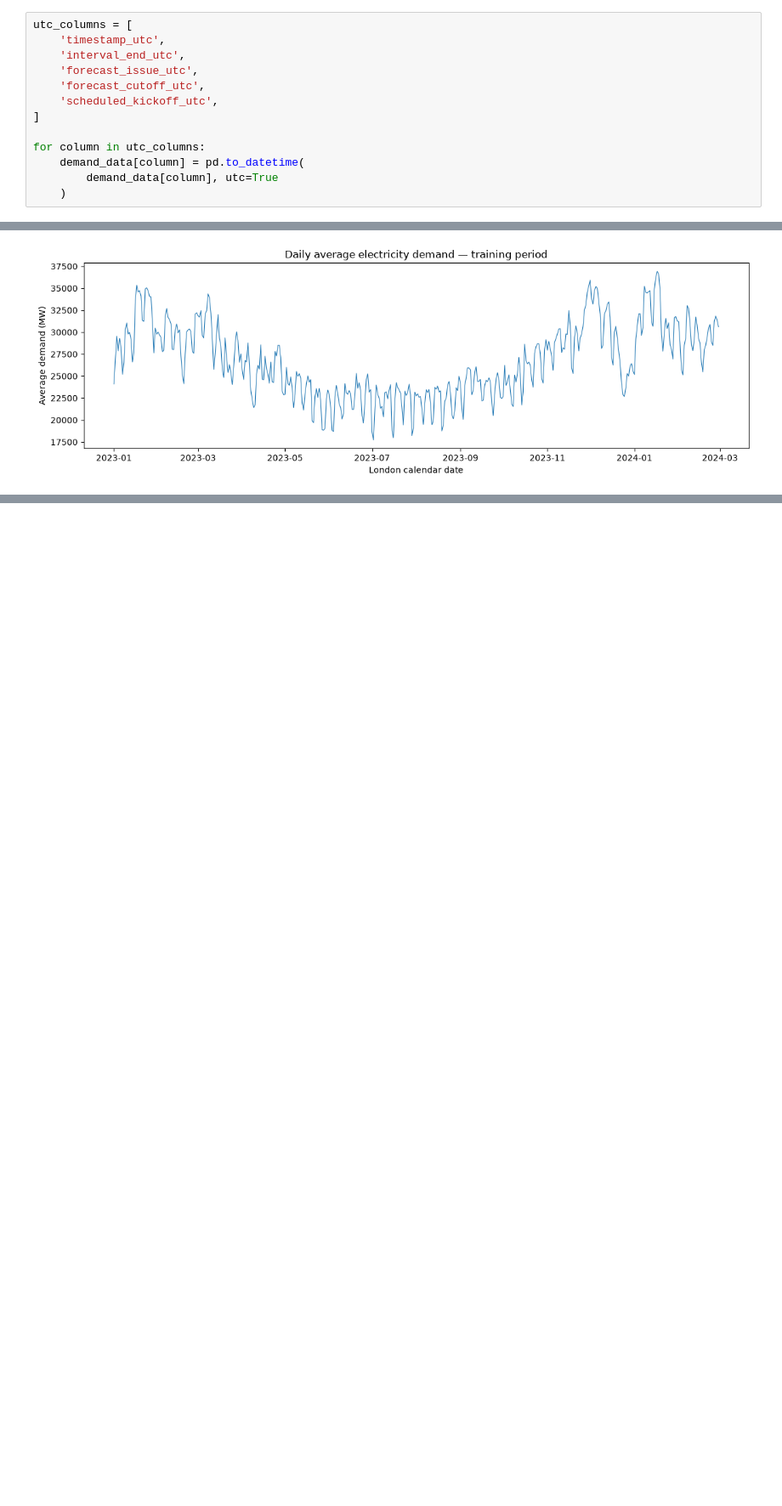
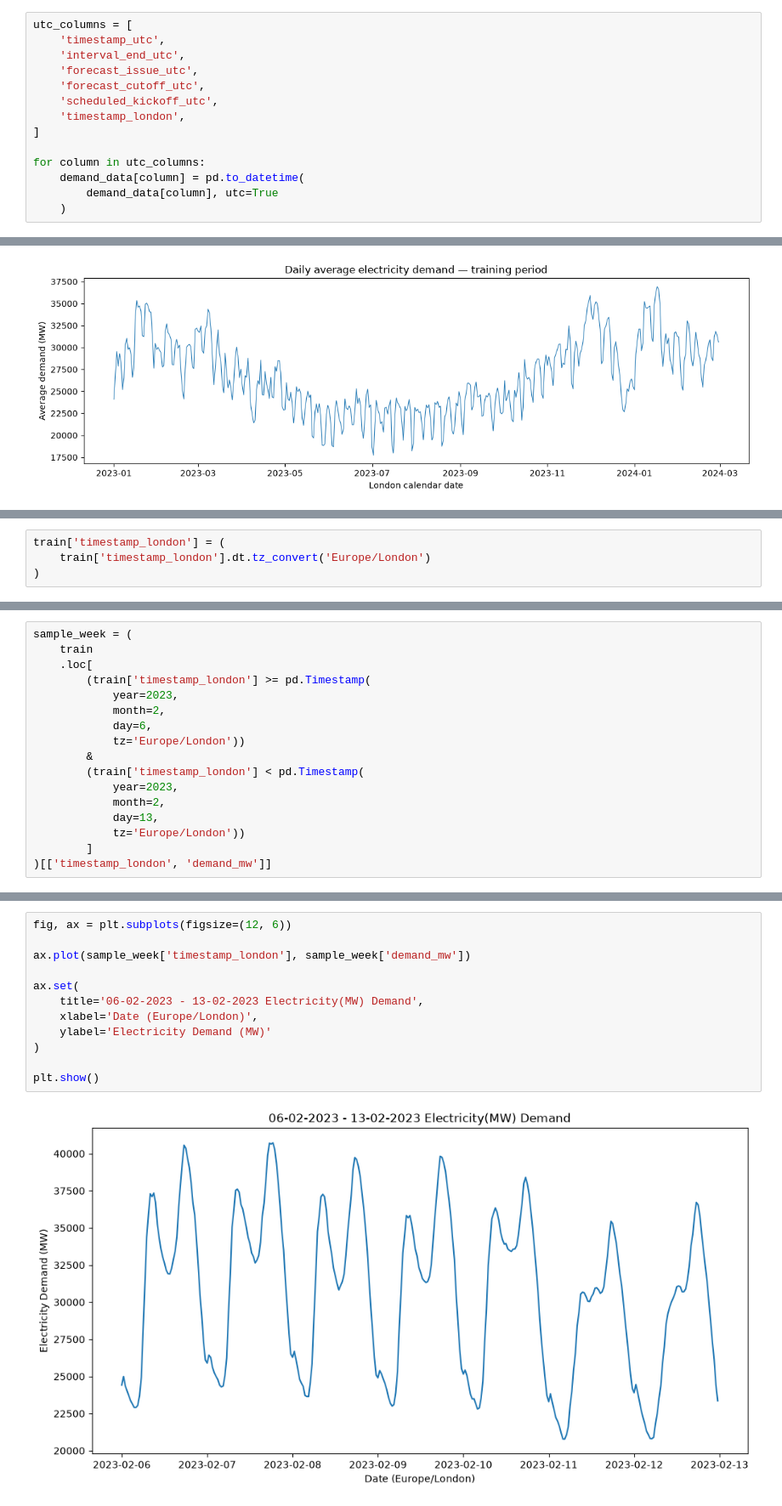
Before and after one commit to Ak62007/Halftime-Effect, a Jupyter notebook: notebooks/03_demand_eda.ipynb, the cells around one changed output, grey strips where cells are left out. Shown at 85% size. Saved outputs shown, nothing was run; the diff lists cells and outputs as text; blank space fills up the shorter version.

```diff
--- a/notebooks/03_demand_eda.ipynb
+++ b/notebooks/03_demand_eda.ipynb
@@ -34,6 +34,7 @@ utc_columns = [
     'forecast_issue_utc',
     'forecast_cutoff_utc',
     'scheduled_kickoff_utc',
+    'timestamp_london',
 ]
 
 for column in utc_columns:
@@ -100,0 +104,4 @@ plt.show()
+# %%
+train['timestamp_london'] = (
+    train['timestamp_london'].dt.tz_convert('Europe/London')
+)
@@ -100,0 +121,17 @@ plt.show()
+# %%
+sample_week = (
+    train
+    .loc[
+        (train['timestamp_london'] >= pd.Timestamp(
+            year=2023,
+            month=2,
+            day=6,
+            tz='Europe/London'))
+        &
+        (train['timestamp_london'] < pd.Timestamp(
+            year=2023,
+            month=2,
+            day=13,
+            tz='Europe/London'))
+        ]
+)[['timestamp_london', 'demand_mw']]
@@ -100,0 +151,14 @@ plt.show()
+# %%
+fig, ax = plt.subplots(figsize=(12, 6))
+
+ax.plot(sample_week['timestamp_london'], sample_week['demand_mw'])
+
+ax.set(
+    title='06-02-2023 - 13-02-2023 Electricity(MW) Demand',
+    xlabel='Date (Europe/London)',
+    ylabel='Electricity Demand (MW)'
+)
+
+plt.show()
+# %% [output]
+[figure, added]
```
Also changed, not shown: parts of 8 cells of this notebook.
